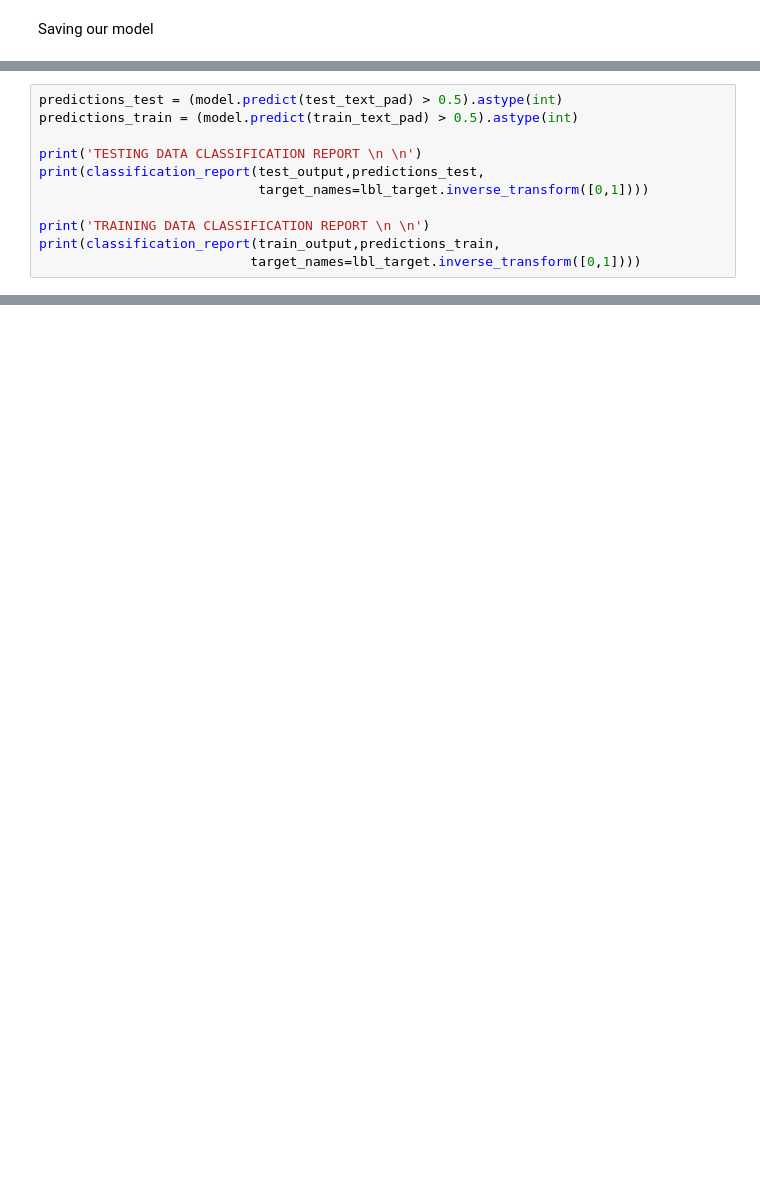
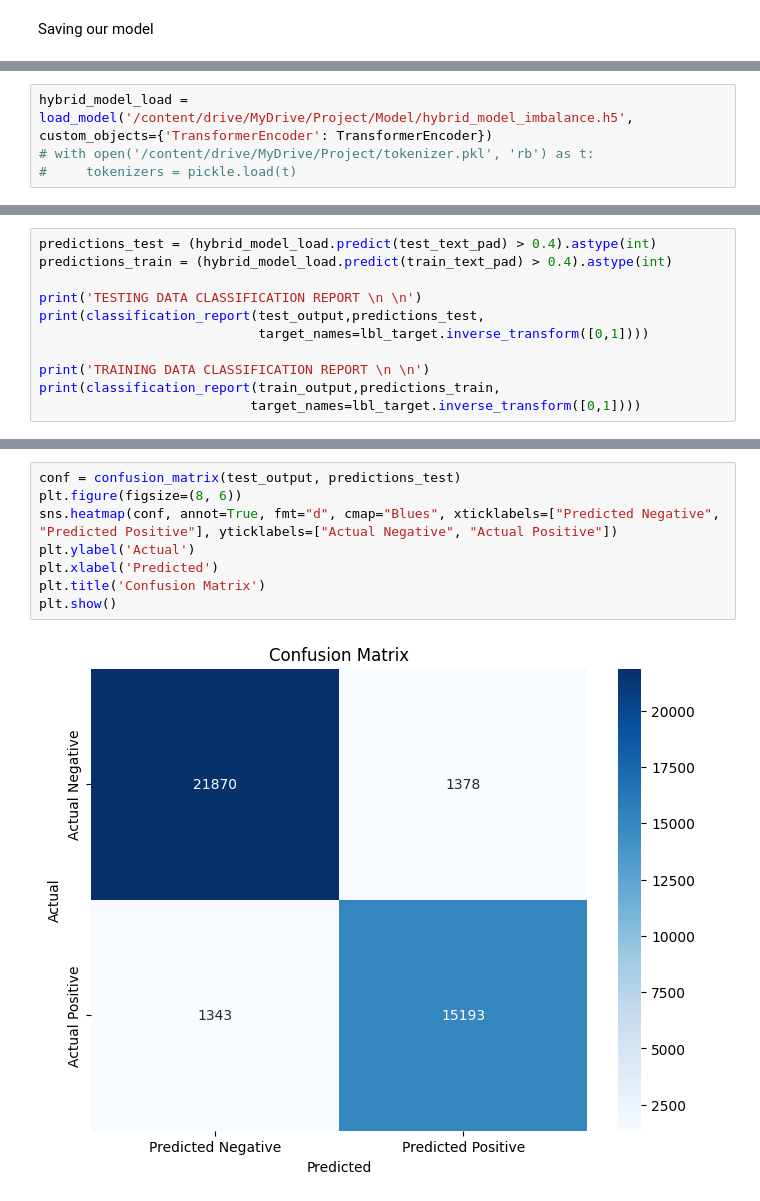
Before and after one commit to Mehrads/NLP-method, a Jupyter notebook: nlp_main.ipynb, the cells around one changed output, grey strips where cells are left out. Cells and saved outputs as stored; diff of their text form; blank space fills up the shorter version.

```diff
--- a/nlp_main.ipynb
+++ b/nlp_main.ipynb
@@ -253,0 +243,4 @@ plt.show()
+# %%
+hybrid_model_load = load_model('/content/drive/MyDrive/Project/Model/hybrid_model_imbalance.h5', custom_objects={'TransformerEncoder': TransformerEncoder})
+# with open('/content/drive/MyDrive/Project/tokenizer.pkl', 'rb') as t:
+#     tokenizers = pickle.load(t)
@@ -254,6 +280,6 @@ plt.show()
 # %%
-predictions_test = (model.predict(test_text_pad) > 0.5).astype(int)
-predictions_train = (model.predict(train_text_pad) > 0.5).astype(int)
+predictions_test = (hybrid_model_load.predict(test_text_pad) > 0.4).astype(int)
+predictions_train = (hybrid_model_load.predict(train_text_pad) > 0.4).astype(int)
 
 print('TESTING DATA CLASSIFICATION REPORT \n \n')
 print(classification_report(test_output,predictions_test,
@@ -314,0 +309,10 @@ Classification result: suicide
+# %%
+conf = confusion_matrix(test_output, predictions_test)
+plt.figure(figsize=(8, 6))
+sns.heatmap(conf, annot=True, fmt="d", cmap="Blues", xticklabels=["Predicted Negative", "Predicted Positive"], yticklabels=["Actual Negative", "Actual Positive"])
+plt.ylabel('Actual')
+plt.xlabel('Predicted')
+plt.title('Confusion Matrix')
+plt.show()
+# %% [output]
+[figure, added]
```
Also changed, not shown: parts of 17 cells of this notebook.
